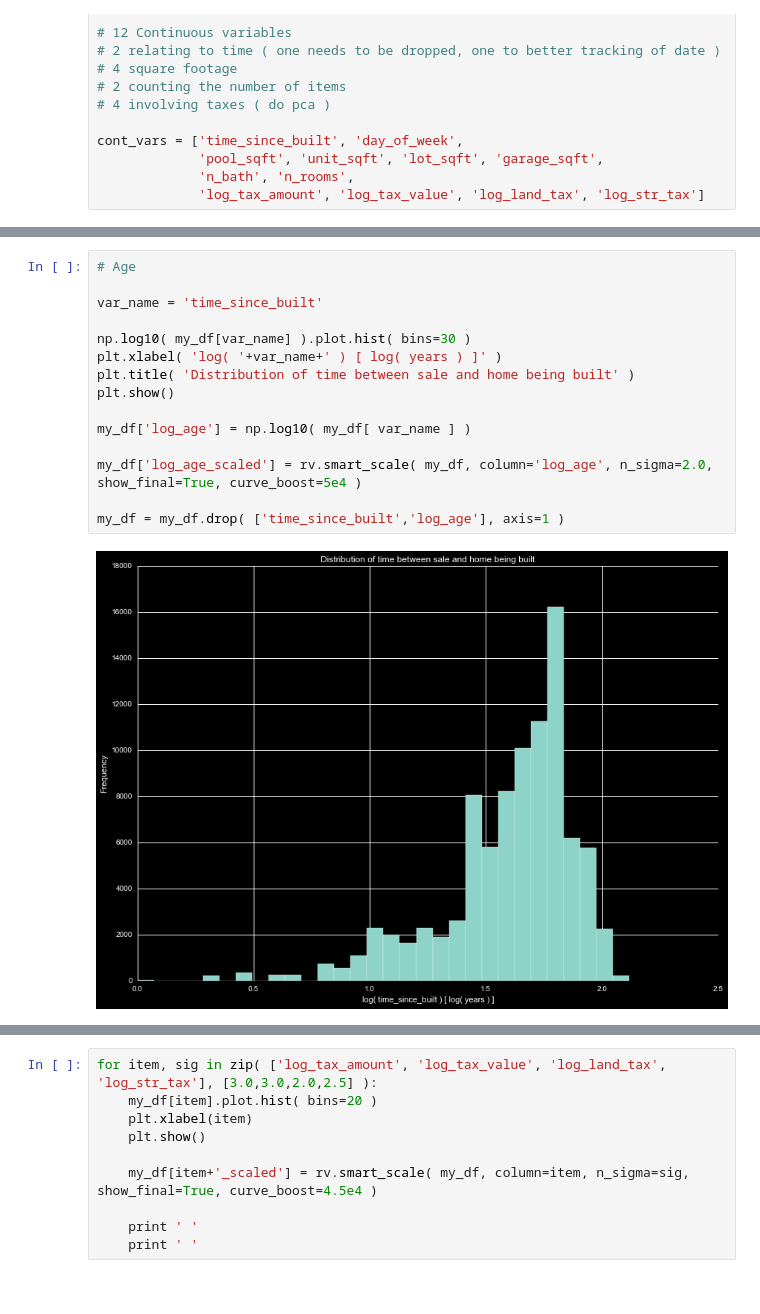
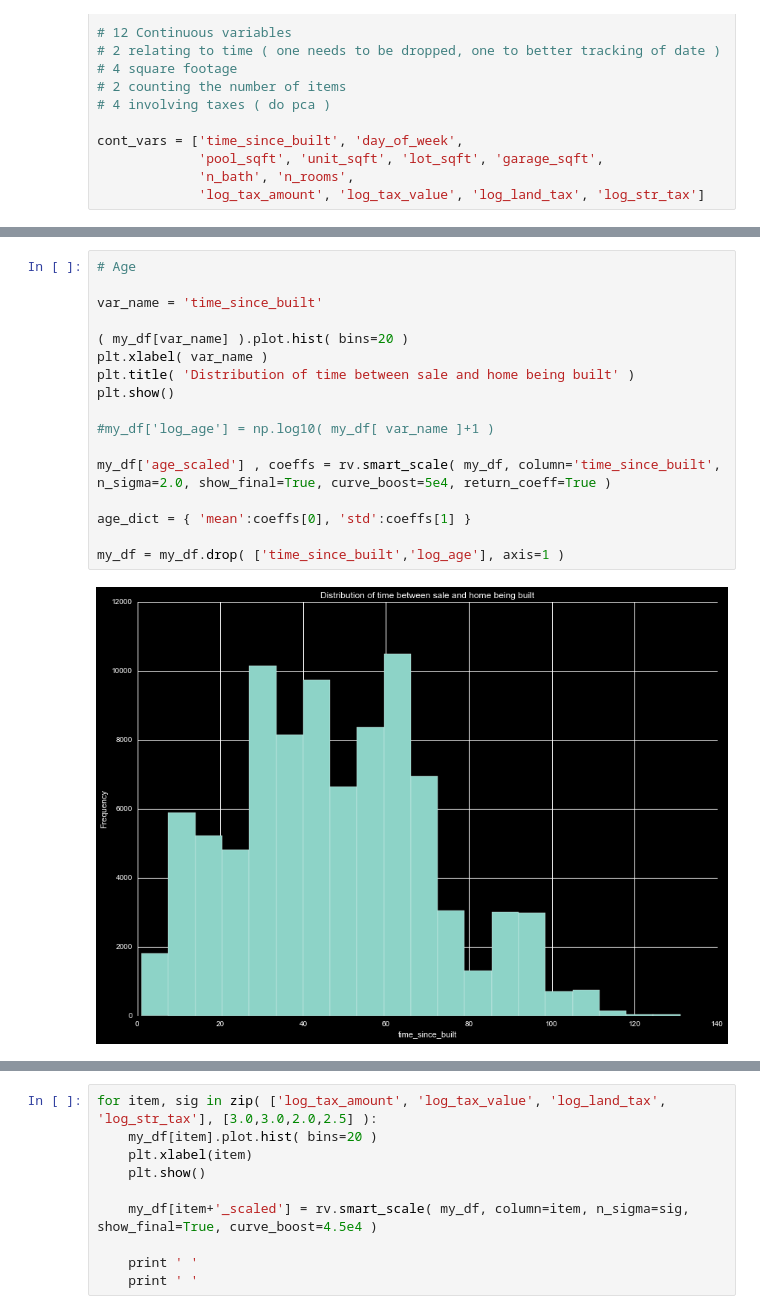
Before and after one commit to markertsean/zillow, a Jupyter notebook: normalization.ipynb, the cells around one changed output, grey strips where cells are left out. Saved outputs shown, nothing was run; the diff lists cells and outputs as text.

Commit message:
Went through normalization again to get images, save the scale parameters.

```diff
--- a/normalization.ipynb
+++ b/normalization.ipynb
@@ -414,17 +414,19 @@ for item in cont_vars:
 # %%
 # Age
 
 var_name = 'time_since_built'
 
-np.log10( my_df[var_name] ).plot.hist( bins=30 )
-plt.xlabel( 'log( '+var_name+' ) [ log( years ) ]' )
+( my_df[var_name] ).plot.hist( bins=20 )
+plt.xlabel( var_name )
 plt.title( 'Distribution of time between sale and home being built' )
 plt.show()
 
-my_df['log_age'] = np.log10( my_df[ var_name ] )
+#my_df['log_age'] = np.log10( my_df[ var_name ]+1 )
 
-my_df['log_age_scaled'] = rv.smart_scale( my_df, column='log_age', n_sigma=2.0, show_final=True, curve_boost=5e4 )
+my_df['age_scaled'] , coeffs = rv.smart_scale( my_df, column='time_since_built', n_sigma=2.0, show_final=True, curve_boost=5e4, return_coeff=True )
+
+age_dict = { 'mean':coeffs[0], 'std':coeffs[1] }
 
 my_df = my_df.drop( ['time_since_built','log_age'], axis=1 )
 # %% [output]
-[figure, old version]
+[figure, new version]
```
Also changed, not shown: parts of 11 cells of this notebook, 31 other files.
